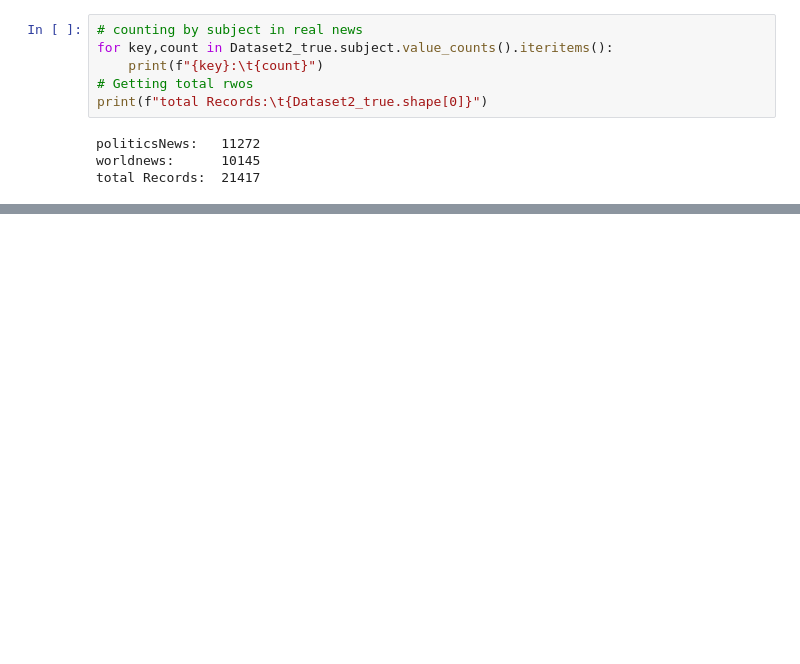
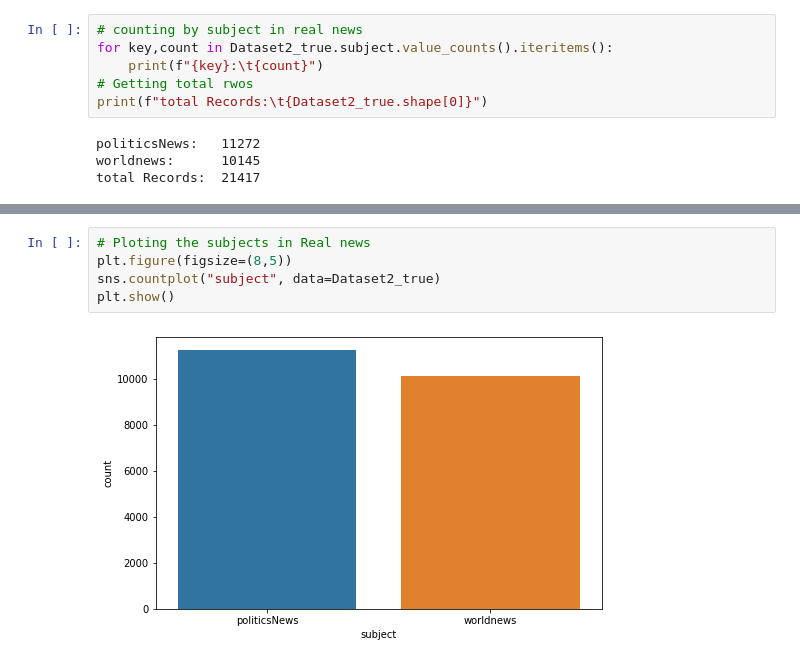
Before and after one commit to SaurabhVishwakarma826/fake-news-detector-ML-model, a Jupyter notebook: fake news detction.ipynb, the cells around one changed output, grey strips where cells are left out. Saved outputs shown, nothing was run; the diff lists cells and outputs as text; blank space fills up the shorter version.

```diff
--- a/fake news detction.ipynb
+++ b/fake news detction.ipynb
@@ -182,0 +216,7 @@ total Records:  21417
+# %%
+# Ploting the subjects in Real news
+plt.figure(figsize=(8,5))
+sns.countplot("subject", data=Dataset2_true)
+plt.show()
+# %% [output]
+[figure, added]
```
Also changed, not shown: parts of 18 cells of this notebook.
